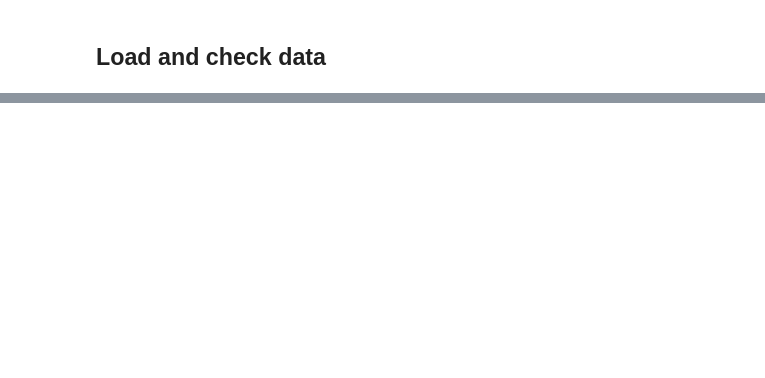
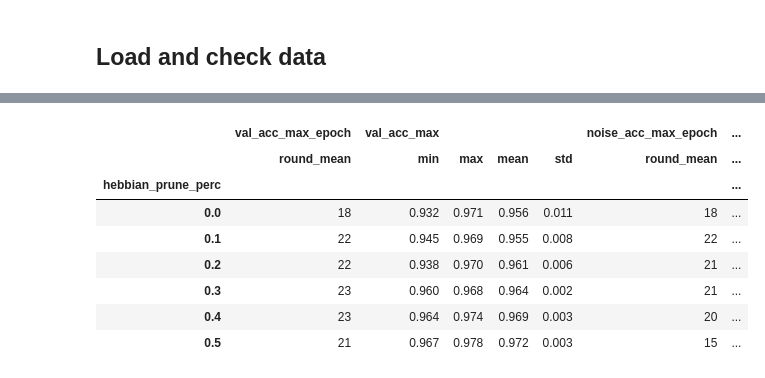
Before and after one commit to numenta/nupic.research, a Jupyter notebook: projects/dynamic_sparse/notebooks/ExperimentAnalysis.ipynb, the cells around one changed output, grey strips where cells are left out. Drawn from its saved outputs; the diff is of its cells as text; code cells hidden in the pictures; blank space fills up the shorter version.

```diff
--- a/projects/dynamic_sparse/notebooks/ExperimentAnalysis.ipynb
+++ b/projects/dynamic_sparse/notebooks/ExperimentAnalysis.ipynb
@@ -39,0 +154,4 @@ df.iloc[0]
+# %%
+high_sparsity = (df['on_perc']==0.05)
+avg_sparsity = (df['on_perc']==0.1)
+low_sparsity = (df['on_perc']==0.2)
@@ -39,0 +231,12 @@ df.iloc[0]
+# %%
+agg(['hebbian_prune_perc'], low_sparsity)
+# %% [output]
+|  | val_acc_max_epoch | val_acc_max |  |  |  | noise_acc_max_epoch | ... |
+|  | round_mean | min | max | mean | std | round_mean | ... |
+| hebbian_prune_perc |  |  |  |  |  |  | ... |
+| 0.0 | 18 | 0.932 | 0.971 | 0.956 | 0.011 | 18 | ... |
+| 0.1 | 22 | 0.945 | 0.969 | 0.955 | 0.008 | 22 | ... |
+| 0.2 | 22 | 0.938 | 0.970 | 0.961 | 0.006 | 21 | ... |
+| 0.3 | 23 | 0.960 | 0.968 | 0.964 | 0.002 | 21 | ... |
+| 0.4 | 23 | 0.964 | 0.974 | 0.969 | 0.003 | 20 | ... |
+| 0.5 | 21 | 0.967 | 0.978 | 0.972 | 0.003 | 15 | ... |
```
Also changed, not shown: parts of 44 cells of this notebook, 1 other file.
